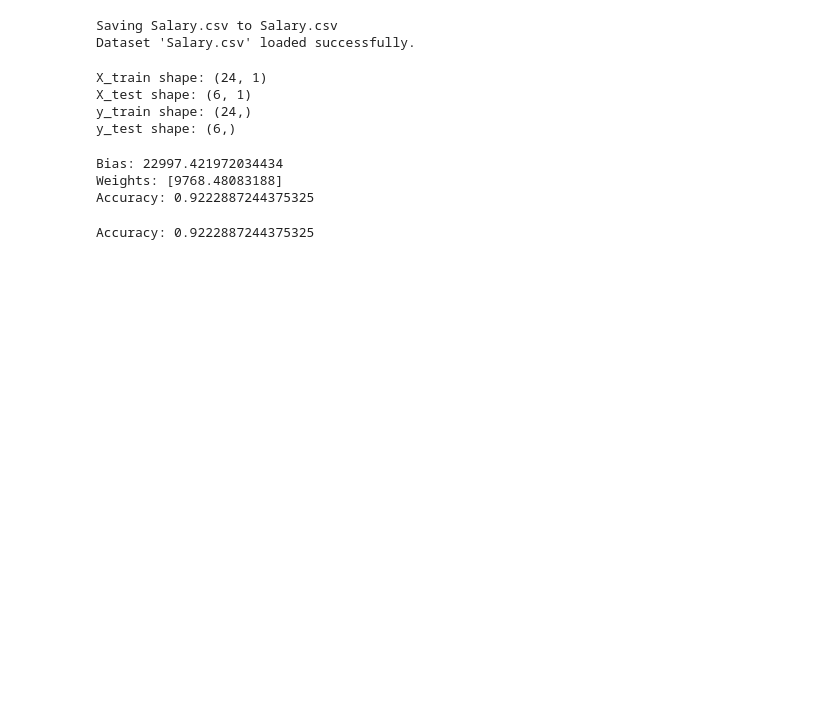
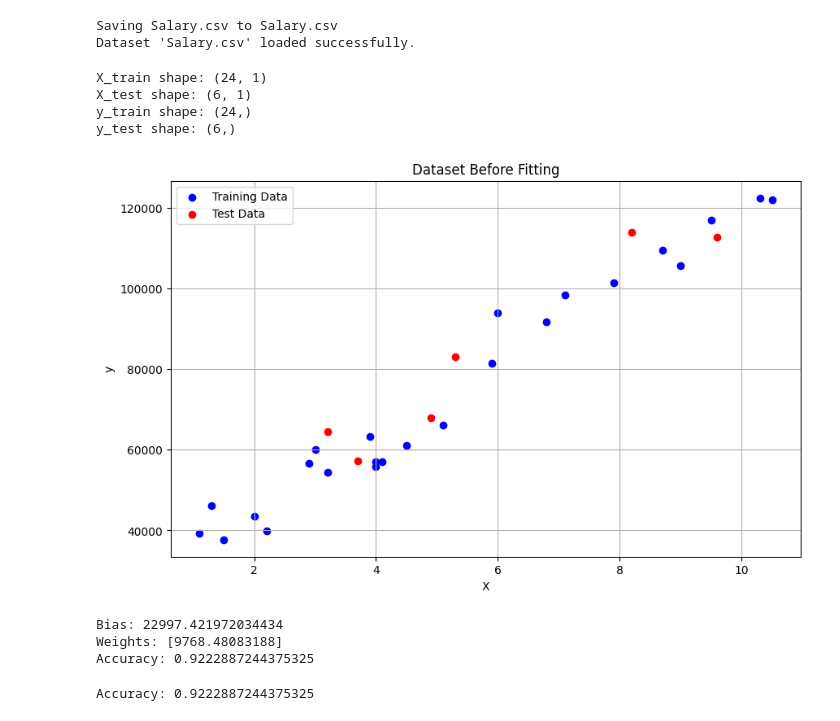
Before and after one commit to Ayakhaled200/ML-Models, a Jupyter notebook: Linear_Regression.ipynb, the cells around one changed output. Saved outputs shown, nothing was run; the diff lists cells and outputs as text; code cells hidden in the pictures; blank space fills up the shorter version.

```diff
--- a/Linear_Regression.ipynb
+++ b/Linear_Regression.ipynb
@@ -36,6 +36,21 @@ X_train shape: (24, 1)
 X_test shape: (6, 1)
 y_train shape: (24,)
 y_test shape: (6,)
+# %%
+import matplotlib.pyplot as plt
+
+# Plotting the dataset before fitting the model
+plt.figure(figsize=(10, 6))
+plt.scatter(X_train, y_train, color='blue', label='Training Data')
+plt.scatter(X_test, y_test, color='red', label='Test Data')
+plt.title('Dataset Before Fitting')
+plt.xlabel('X')
+plt.ylabel('y')
+plt.legend()
+plt.grid(True)
+plt.show()
+# %% [output]
+[figure, added]
 # %%
 import numpy as np
 
```
Also changed, not shown: parts of 2 cells of this notebook.
